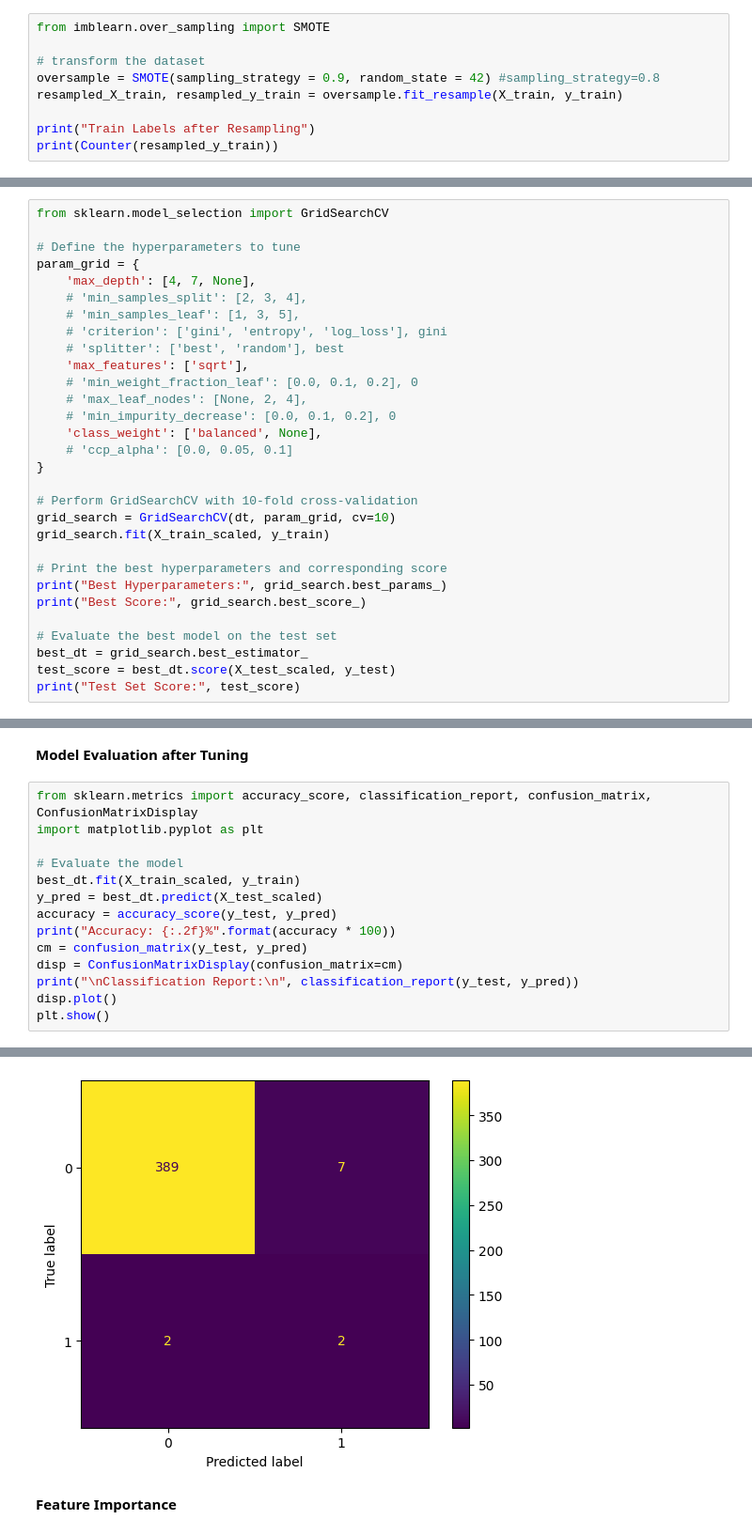
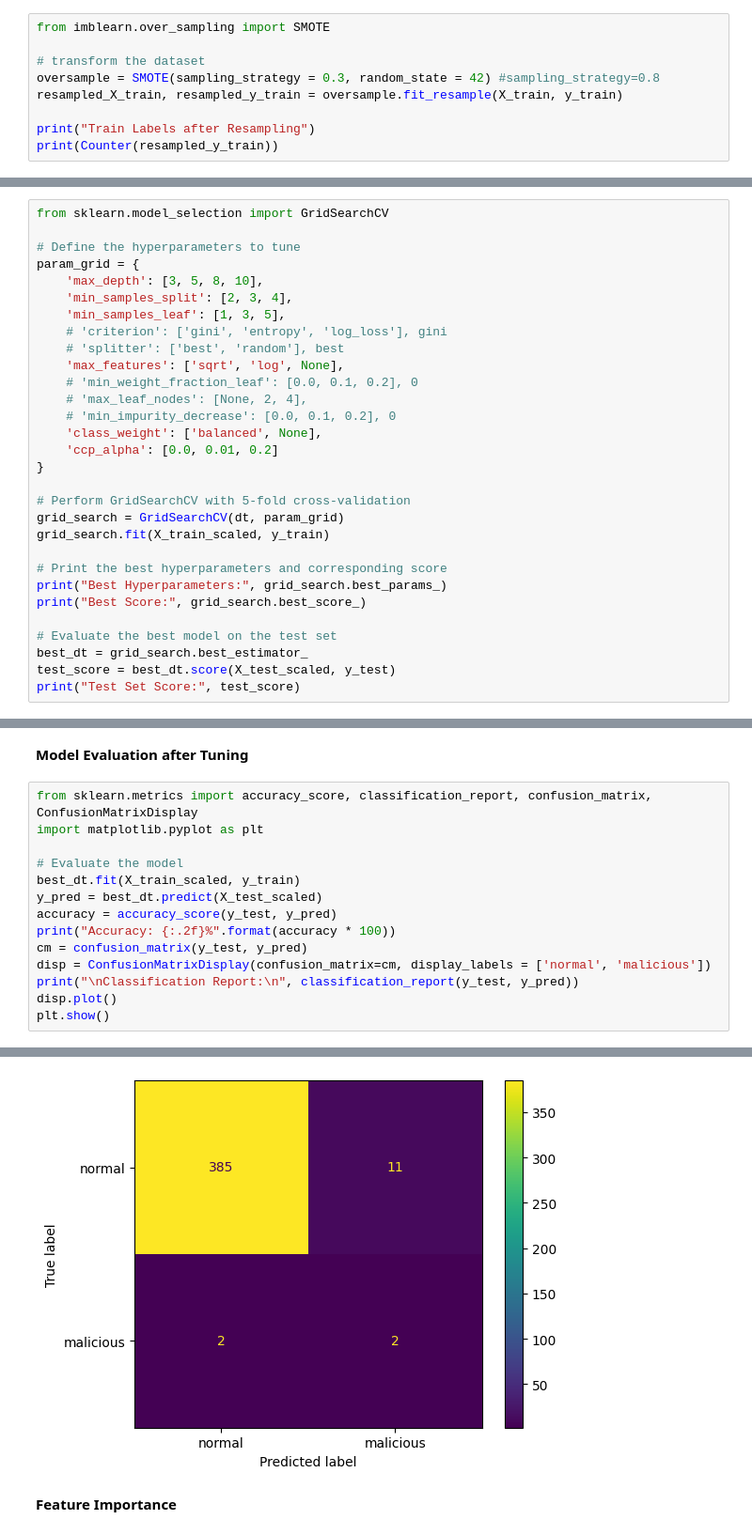
Before and after one commit to mel0778/dsa4263, a Jupyter notebook: code/model_dt.ipynb, the cells around one changed output, grey strips where cells are left out. Shown: that part at 94% size. Cells and saved outputs as stored; diff of their text form.

```diff
--- a/code/model_dt.ipynb
+++ b/code/model_dt.ipynb
@@ -110,7 +110,7 @@ Counter({0: 1574, 1: 26})
 from imblearn.over_sampling import SMOTE
 
 # transform the dataset
-oversample = SMOTE(sampling_strategy = 0.9, random_state = 42) #sampling_strategy=0.8
+oversample = SMOTE(sampling_strategy = 0.3, random_state = 42) #sampling_strategy=0.8
 resampled_X_train, resampled_y_train = oversample.fit_resample(X_train, y_train)
 
 print("Train Labels after Resampling")
@@ -181,21 +181,21 @@ from sklearn.model_selection import GridSearchCV
 
 # Define the hyperparameters to tune
 param_grid = {
-    'max_depth': [4, 7, None],
-    # 'min_samples_split': [2, 3, 4],
-    # 'min_samples_leaf': [1, 3, 5],
+    'max_depth': [3, 5, 8, 10],
+    'min_samples_split': [2, 3, 4],
+    'min_samples_leaf': [1, 3, 5],
     # 'criterion': ['gini', 'entropy', 'log_loss'], gini
     # 'splitter': ['best', 'random'], best
-    'max_features': ['sqrt'],
+    'max_features': ['sqrt', 'log', None],
     # 'min_weight_fraction_leaf': [0.0, 0.1, 0.2], 0
     # 'max_leaf_nodes': [None, 2, 4],
     # 'min_impurity_decrease': [0.0, 0.1, 0.2], 0
     'class_weight': ['balanced', None],
-    # 'ccp_alpha': [0.0, 0.05, 0.1]
+    'ccp_alpha': [0.0, 0.01, 0.2]
 }
 
-# Perform GridSearchCV with 10-fold cross-validation
-grid_search = GridSearchCV(dt, param_grid, cv=10)
+# Perform GridSearchCV with 5-fold cross-validation
+grid_search = GridSearchCV(dt, param_grid)
 grid_search.fit(X_train_scaled, y_train)
 
 # Print the best hyperparameters and corresponding score
@@ -222,7 +239,7 @@ y_pred = best_dt.predict(X_test_scaled)
 accuracy = accuracy_score(y_test, y_pred)
 print("Accuracy: {:.2f}%".format(accuracy * 100))
 cm = confusion_matrix(y_test, y_pred)
-disp = ConfusionMatrixDisplay(confusion_matrix=cm)
+disp = ConfusionMatrixDisplay(confusion_matrix=cm, display_labels = ['normal', 'malicious'])
 print("\nClassification Report:\n", classification_report(y_test, y_pred))
 disp.plot()
 plt.show()
@@ -241,4 +258,4 @@ weighted avg       0.99      0.98      0.98       400
-[figure, old version]
+[figure, new version]
 # %% [markdown]
 **Feature Importance**
 # %%
```
Also changed, not shown: parts of 17 cells of this notebook.
